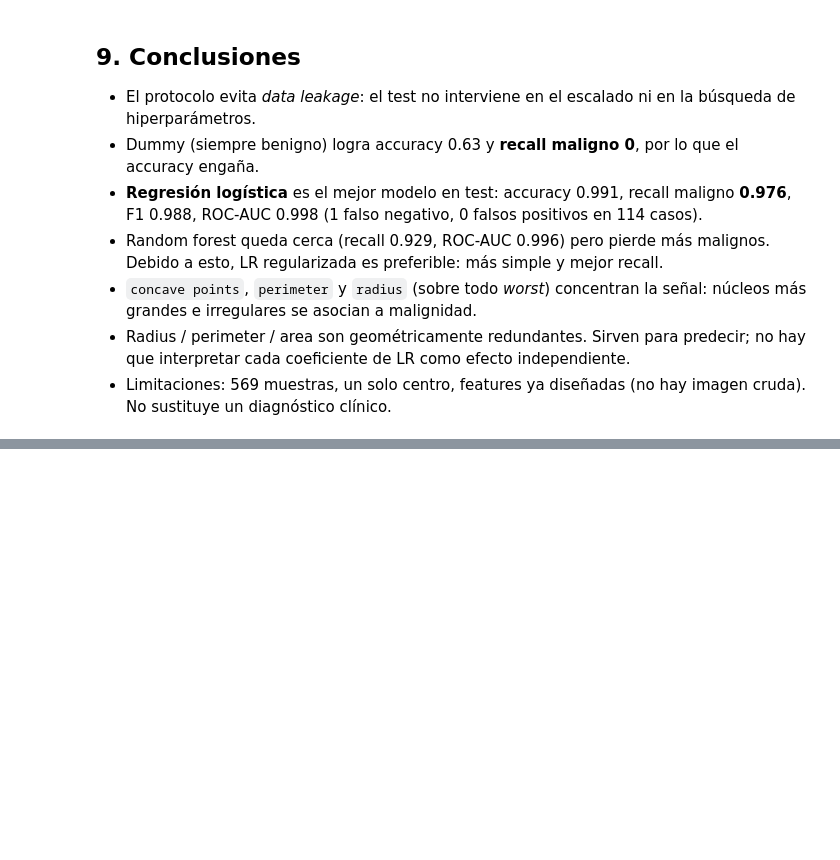
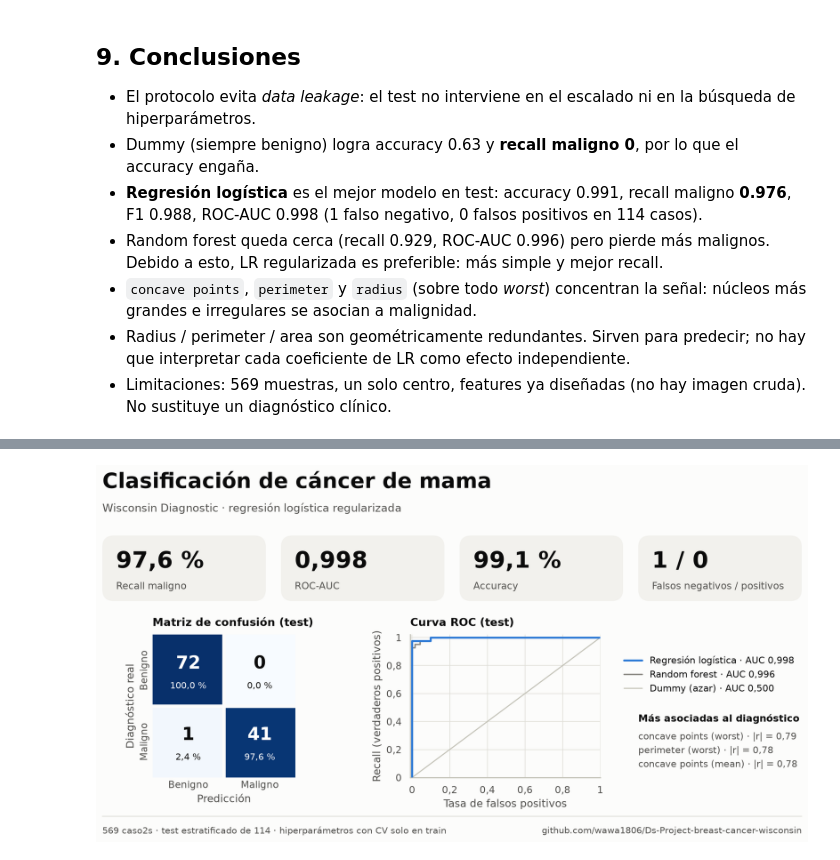
Before and after one commit to wawa1806/Ds-Project-breast-cancer-wisconsin, a Jupyter notebook: notebooks/clasificacion_cancer_mama.ipynb, the cells around one changed output, grey strips where cells are left out. Cells and saved outputs as stored; diff of their text form; code cells hidden in the pictures; blank space fills up the shorter version.

```diff
--- a/notebooks/clasificacion_cancer_mama.ipynb
+++ b/notebooks/clasificacion_cancer_mama.ipynb
@@ -499,0 +673,64 @@ plt.show()
+# %%
+metr = resultados.loc["Logistic Regression"]
+tn, fp, fn, tp = confusion_matrix(y_test, pred_lr).ravel()
+# Señal principal: |correlación| con el diagnóstico (no coeficientes: hay multicolinealidad)
+top3 = corr_con_target.head(3)
+
+W, H = 12, 6.27  # 1200x627 px de proporción (post / Destacados de LinkedIn)
+
+with plt.rc_context(ESTILO):
+    fig = plt.figure(figsize=(W, H))
+
+    # Encabezado
+    fig.text(0.04, 0.915, "Clasificación de cáncer de mama", fontsize=24,
+             fontweight="bold", va="center")
+    fig.text(0.04, 0.848, "Wisconsin Diagnostic · regresión logística regularizada", fontsize=12.5, color=TINTA_2, va="center")
+
+
+    # KPIs (leídos de `resultados`, no escritos a mano)
+    kpis = [
+        (pct_es(metr["Recall (M)"]), "Recall maligno"),
+        (num_es(metr["ROC-AUC"]), "ROC-AUC"),
+        (pct_es(metr["Accuracy"]), "Accuracy"),
+        (f"{fn} / {fp}", "Falsos negativos / positivos"),
+    ]
+    x0, y0, w, h, gap = 0.04, 0.615, 0.215, 0.165, 0.02
+    for k, (valor, etiqueta) in enumerate(kpis):
+        x = x0 + k * (w + gap)
+        fig.patches.append(FancyBboxPatch(
+            (x, y0), w, h, boxstyle="round,pad=0,rounding_size=0.015",
+            mutation_aspect=W / H, transform=fig.transFigure,
+            facecolor=TILE, edgecolor="none",
+        ))
+        fig.text(x + 0.018, y0 + h * 0.60, valor, fontsize=26, fontweight="bold", va="center")
+        fig.text(x + 0.018, y0 + h * 0.22, etiqueta, fontsize=11, color=TINTA_2, va="center")
+
+    # Cuerpo: matriz + ROC
+    ax_cm = fig.add_axes([0.075, 0.17, 0.25, 0.36])
+    dibujar_matriz(ax_cm, y_test, pred_lr)
+    ax_cm.set_title("Matriz de confusión (test)", fontsize=12.5)
+
+    ax_roc = fig.add_axes([0.445, 0.17, 0.25, 0.36])
+    dibujar_roc(ax_roc, legend_kw={"loc": "center left", "bbox_to_anchor": (1.08, 0.72),
+                                   "frameon": False, "fontsize": 10.5})
+    ax_roc.set_title("Curva ROC (test)", fontsize=12.5)
+
+    # Lectura clínica, a la derecha bajo la leyenda
+    fig.text(0.745, 0.33, "Más asociadas al diagnóstico", fontsize=11, fontweight="bold", va="top")
+    fig.text(0.745, 0.29, "\n".join(f"{bonito(n)} · |r| = {num_es(r, 2)}" for n, r in top3.items()),
+             fontsize=10.5, color=TINTA_2, va="top", linespacing=1.5)
+
+    # Pie
+    fig.add_artist(Line2D([0.04, 0.96], [0.072, 0.072], color=GRID, linewidth=1,
+                          transform=fig.transFigure))
+    fig.text(0.04, 0.035, f"{len(df_clean)} caso2s · test estratificado de {len(y_test)} · "
+             "hiperparámetros con CV solo en train",
+             fontsize=10, color=TINTA_2, va="center")
+    fig.text(0.96, 0.035, "github.com/wawa1806/Ds-Project-breast-cancer-wisconsin",
+             fontsize=10, color=TINTA_2, ha="right", va="center")
+
+    # dpi=200 -> 2400x1254 px: misma proporción que 1200x627, más nítida
+    fig.savefig(FIG_DIR / "infografia.png", dpi=200)
+    plt.show()
+# %% [output]
+[figure, added]
```
Also changed, not shown: parts of 7 cells of this notebook, 6 other files.
